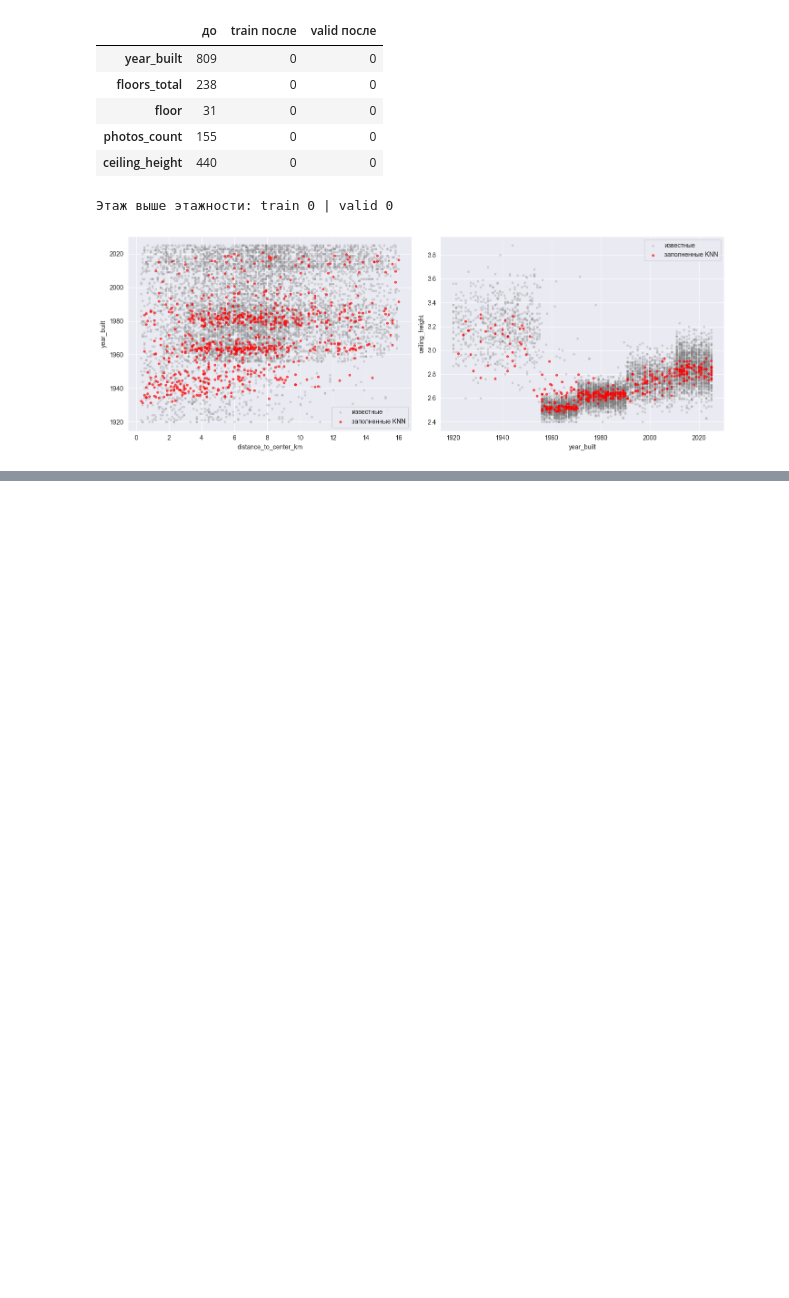
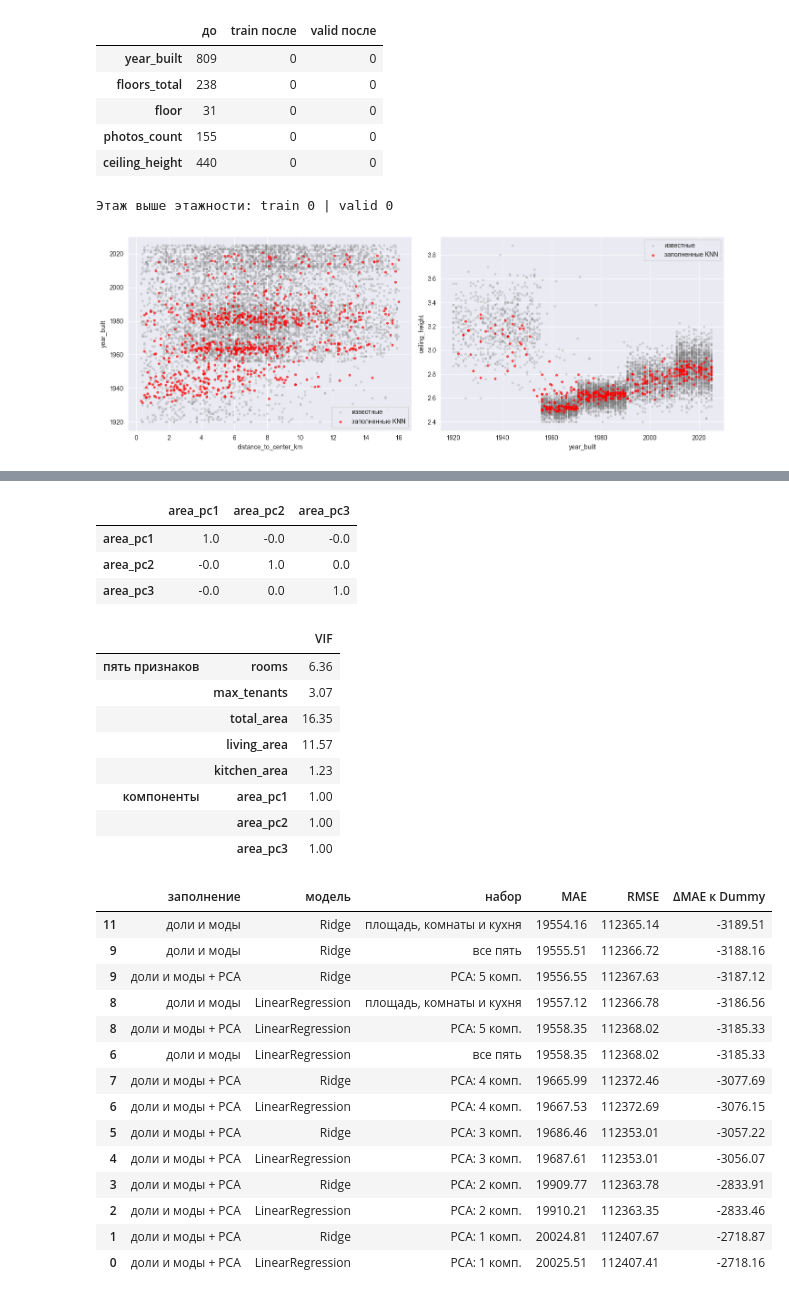
Before and after one commit to 6VolGirl/6VolGirl-Suhodolova_Anna_Lab2, a Jupyter notebook: notebooks/01_preparation.ipynb, the cells around one changed output, grey strips where cells are left out. Cells and saved outputs as stored; diff of their text form; code cells hidden in the pictures; blank space fills up the shorter version.

```diff
--- a/notebooks/01_preparation.ipynb
+++ b/notebooks/01_preparation.ipynb
@@ -1396,0 +1414,14 @@ print("Флаги пропусков:", FLAGS)
+# %%
+from sklearn.decomposition import PCA
+from sklearn.preprocessing import StandardScaler
+from modules.preprocessing import AreaPCA
+
+# Сколько независимых направлений в пяти площадных признаках
+pca_full = PCA(random_state=RANDOM_STATE).fit(StandardScaler().fit_transform(X_full[AREA_COLS].astype(float)))
+explained = pd.DataFrame({"доля дисперсии": pca_full.explained_variance_ratio_, "накопленная": np.cumsum(pca_full.explained_variance_ratio_)}, index=[f"PC{i + 1}" for i in range(len(AREA_COLS))])
+display(explained.round(3))
+display(pd.DataFrame(pca_full.components_, index=explained.index, columns=AREA_COLS).round(2))   # нагрузки
+
+# Число компонент: минимальное, при котором накопленная доля не меньше 95%
+N_PC = int(np.searchsorted(explained["накопленная"].to_numpy(), 0.95) + 1)
+print("Берём компонент:", N_PC)
@@ -1396,0 +1442,50 @@ print("Флаги пропусков:", FLAGS)
+# %%
+# Альтернативный вариант: та же цепочка, затем PCA по пяти признакам
+numeric_pipeline_pca = Pipeline(clone(numeric_pipeline).steps + [("area_pca", AreaPCA(AREA_COLS, n_components=N_PC, random_state=RANDOM_STATE))])
+X_full_pca = numeric_pipeline_pca.fit_transform(X_train)
+X_valid_full_pca = numeric_pipeline_pca.transform(X_valid)
+PC_COLS = numeric_pipeline_pca.named_steps["area_pca"].pc_cols_
+
+# Компоненты не коррелируют, VIF около 1
+display(X_full_pca[PC_COLS].corr().round(3))
+display(pd.concat({"пять признаков": calc_vif(X_full_pca[AREA_COLS]), "компоненты": calc_vif(X_full_pca[PC_COLS])}).to_frame("VIF").round(2))
+
+# Сравнение на тех же фолдах: исходные пять, компактный набор и PCA с разным числом компонент
+rows = []
+for k in range(1, len(AREA_COLS) + 1):
+    prep_k = Pipeline(clone(numeric_pipeline).steps + [("area_pca", AreaPCA(AREA_COLS, n_components=k, random_state=RANDOM_STATE))])
+    for m, model in models.items():
+        rows.append(["доли и моды + PCA", m, f"PCA: {k} комп.", *cv_mae(prep_k, [f"area_pc{i}" for i in range(1, k + 1)], model)])
+res_pca = pd.DataFrame(rows, columns=["заполнение", "модель", "набор", "MAE", "RMSE"])
+res_pca["ΔMAE к Dummy"] = res_pca["MAE"] - dummy_mae
+reference = res_area[(res_area["заполнение"] == "доли и моды") & res_area["набор"].isin(["все пять", "площадь, комнаты и кухня"])]
+display(pd.concat([reference, res_pca]).sort_values("MAE").round(2))
+# %% [output]
+|  | area_pc1 | area_pc2 | area_pc3 |
+| area_pc1 | 1.0 | -0.0 | -0.0 |
+| area_pc2 | -0.0 | 1.0 | 0.0 |
+| area_pc3 | -0.0 | 0.0 | 1.0 |
+|  |  | VIF |
+| пять признаков | rooms | 6.36 |
+|  | max_tenants | 3.07 |
+|  | total_area | 16.35 |
+|  | living_area | 11.57 |
+|  | kitchen_area | 1.23 |
+| компоненты | area_pc1 | 1.00 |
+|  | area_pc2 | 1.00 |
+|  | area_pc3 | 1.00 |
+|  | заполнение | модель | набор | MAE | RMSE | ΔMAE к Dummy |
+| 11 | доли и моды | Ridge | площадь, комнаты и кухня | 19554.16 | 112365.14 | -3189.51 |
+| 9 | доли и моды | Ridge | все пять | 19555.51 | 112366.72 | -3188.16 |
+| 9 | доли и моды + PCA | Ridge | PCA: 5 комп. | 19556.55 | 112367.63 | -3187.12 |
+| 8 | доли и моды | LinearRegression | площадь, комнаты и кухня | 19557.12 | 112366.78 | -3186.56 |
+| 8 | доли и моды + PCA | LinearRegression | PCA: 5 комп. | 19558.35 | 112368.02 | -3185.33 |
+| 6 | доли и моды | LinearRegression | все пять | 19558.35 | 112368.02 | -3185.33 |
+| 7 | доли и моды + PCA | Ridge | PCA: 4 комп. | 19665.99 | 112372.46 | -3077.69 |
+| 6 | доли и моды + PCA | LinearRegression | PCA: 4 комп. | 19667.53 | 112372.69 | -3076.15 |
+| 5 | доли и моды + PCA | Ridge | PCA: 3 комп. | 19686.46 | 112353.01 | -3057.22 |
+| 4 | доли и моды + PCA | LinearRegression | PCA: 3 комп. | 19687.61 | 112353.01 | -3056.07 |
+| 3 | доли и моды + PCA | Ridge | PCA: 2 комп. | 19909.77 | 112363.78 | -2833.91 |
+| 2 | доли и моды + PCA | LinearRegression | PCA: 2 комп. | 19910.21 | 112363.35 | -2833.46 |
+| 1 | доли и моды + PCA | Ridge | PCA: 1 комп. | 20024.81 | 112407.67 | -2718.87 |
+| 0 | доли и моды + PCA | LinearRegression | PCA: 1 комп. | 20025.51 | 112407.41 | -2718.16 |
```
Also changed, not shown: parts of 28 cells of this notebook.
